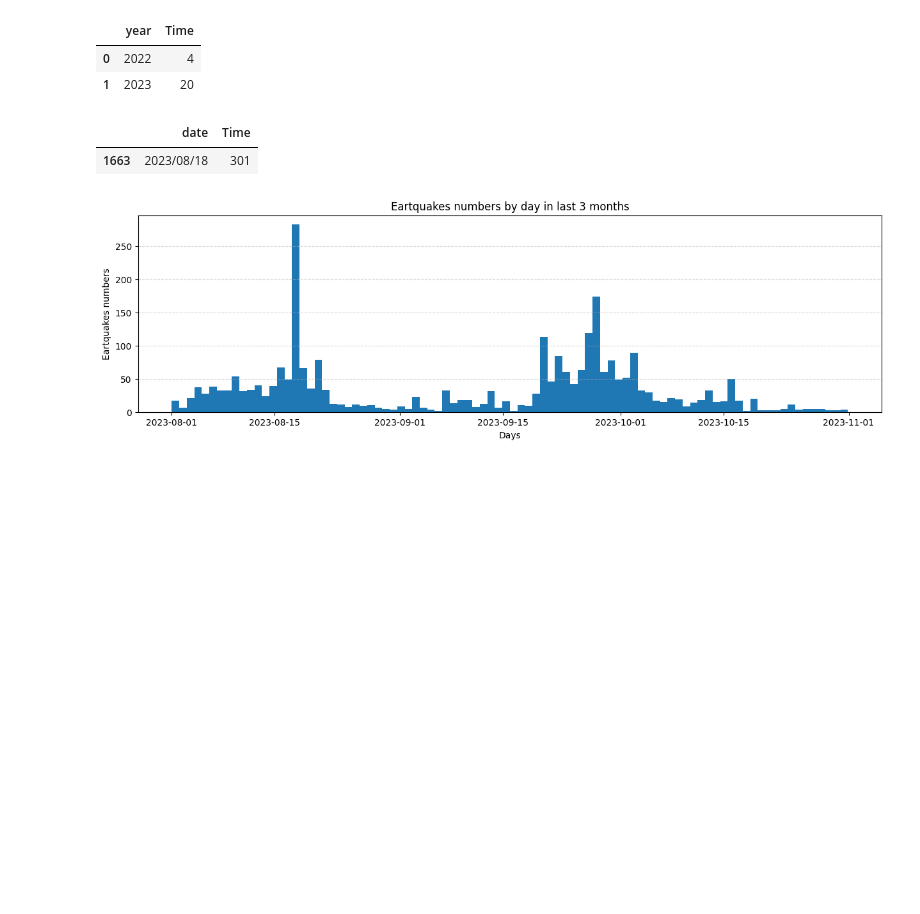
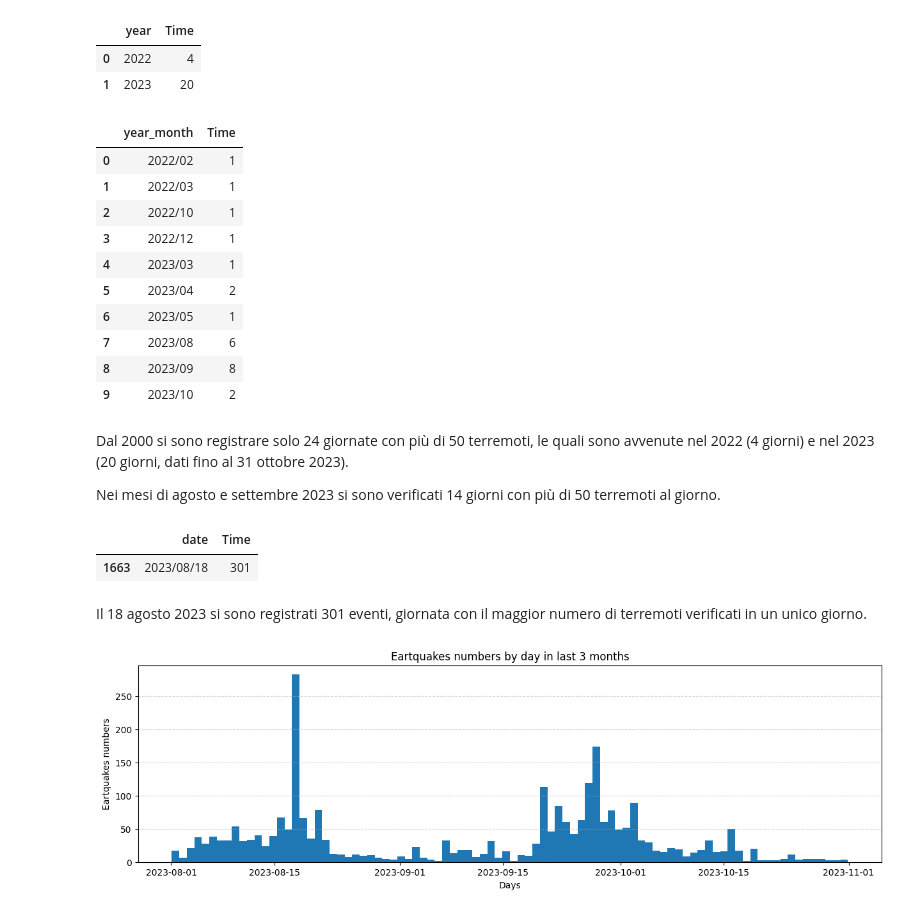
Before and after one commit to Pierfrancesco95/Portfolio, a Jupyter notebook: 03.03_PYTHON_Earthquakes Campi Flegrei/Analisi Terremoti CampiFlegrei.ipynb, the cells around one changed output. Drawn from its saved outputs; the diff is of its cells as text; code cells hidden in the pictures; blank space fills up the shorter version.

```diff
--- a/03.03_PYTHON_Earthquakes Campi Flegrei/Analisi Terremoti CampiFlegrei.ipynb
+++ b/03.03_PYTHON_Earthquakes Campi Flegrei/Analisi Terremoti CampiFlegrei.ipynb
@@ -420,12 +467,34 @@ df_day_count[df_day_count['Time']>=50].groupby('year')['Time'].count().reset_ind
 |  | year | Time |
 | 0 | 2022 | 4 |
 | 1 | 2023 | 20 |
+# %%
+# quali mesi hanno avuto giorni in cui si sono verificati più di 50 terremoti?
+df_day_count['year_month'] = df_day_count.year + '/' + df_day_count.month #creo colonna
+df_day_count[df_day_count['Time']>=50].groupby('year_month')['Time'].count().reset_index()
+# %% [output]
+|  | year_month | Time |
+| 0 | 2022/02 | 1 |
+| 1 | 2022/03 | 1 |
+| 2 | 2022/10 | 1 |
+| 3 | 2022/12 | 1 |
+| 4 | 2023/03 | 1 |
+| 5 | 2023/04 | 2 |
+| 6 | 2023/05 | 1 |
+| 7 | 2023/08 | 6 |
+| 8 | 2023/09 | 8 |
+| 9 | 2023/10 | 2 |
+# %% [markdown]
+Dal 2000 si sono registrare solo 24 giornate con più di 50 terremoti, le quali sono avvenute nel 2022 (4 giorni) e nel 2023 (20 giorni, dati fino al 31 ottobre 2023).
+
+Nei mesi di agosto e settembre 2023 si sono verificati 14 giorni con più di 50 terremoti al giorno.
 # %%
 # giorno con maggior numero di terremoti
 df_day_count[df_day_count['Time']==df_day_count['Time'].max()][['date', 'Time']]
 # %% [output]
 |  | date | Time |
 | 1663 | 2023/08/18 | 301 |
+# %% [markdown]
+Il 18 agosto 2023 si sono registrati 301 eventi, giornata con il maggior numero di terremoti verificati in un unico giorno.
 # %%
 data = df[(df['year']=='2023') & (df['month'].isin(['8','9','10']))]['Time']
 figure(figsize=(15,4))
```
Also changed, not shown: parts of 46 cells of this notebook.
